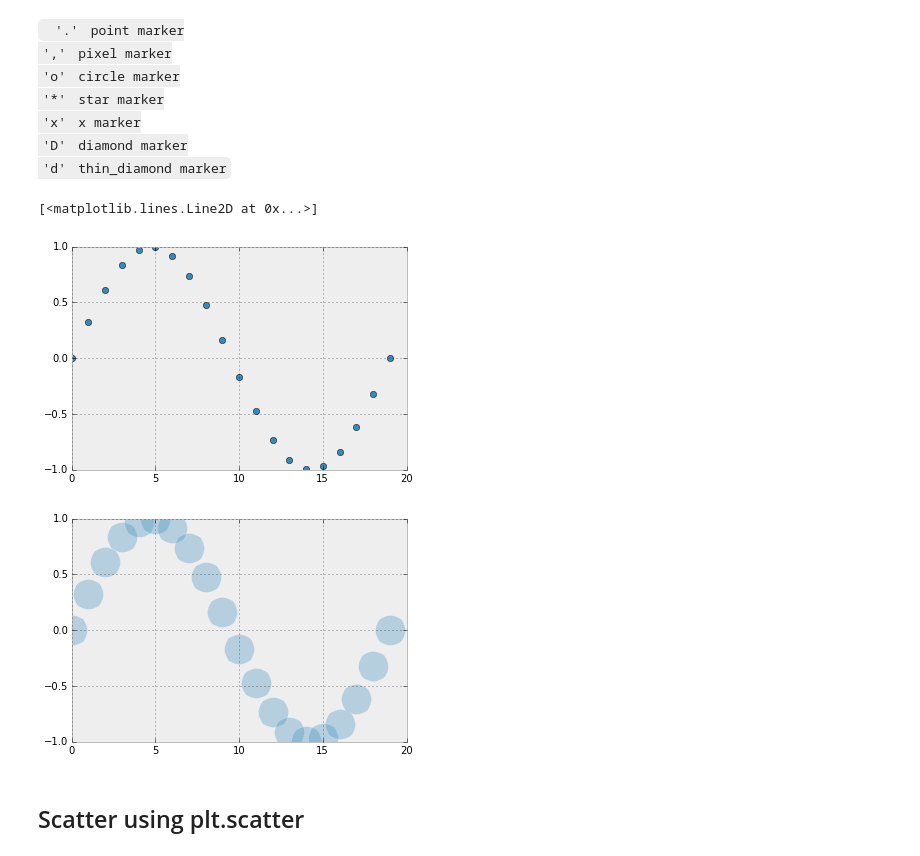
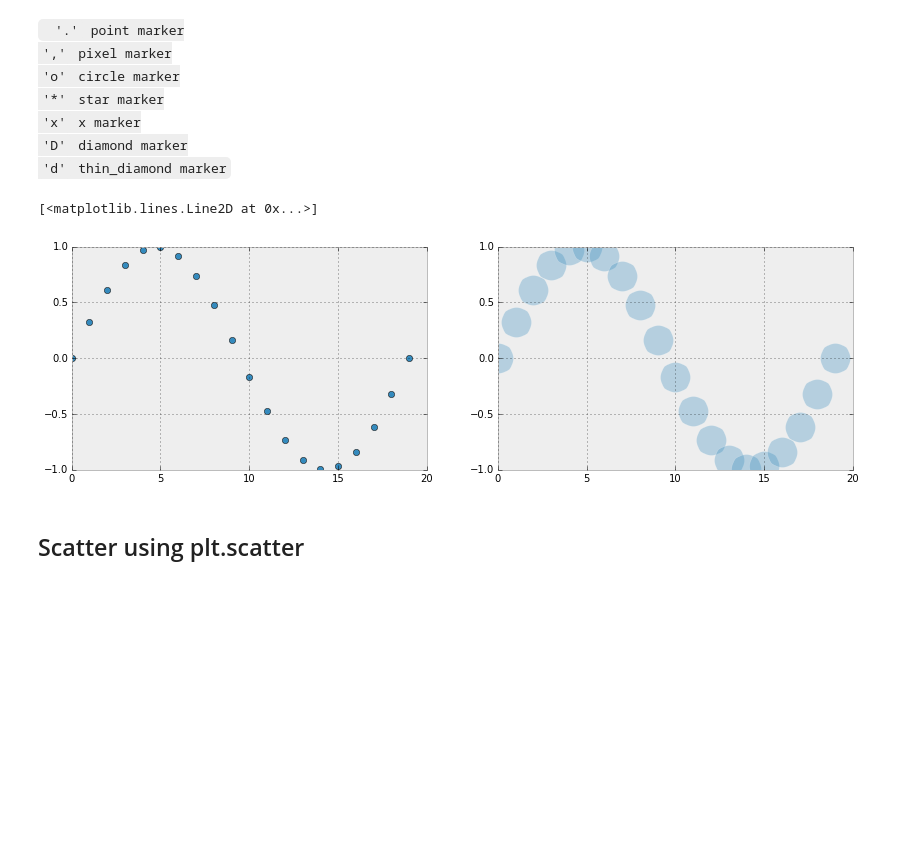
Before and after one commit to abostroem/2015-01-03-aas, a Jupyter notebook: intermediate/matplotlib/Plotting with matplotlib.ipynb, the cells around one changed output. Saved outputs shown, nothing was run; the diff lists cells and outputs as text; code cells hidden in the pictures; blank space fills up the shorter version.

```diff
--- a/intermediate/matplotlib/Plotting with matplotlib.ipynb
+++ b/intermediate/matplotlib/Plotting with matplotlib.ipynb
@@ -86,15 +89,12 @@ ax.plot(x, y, linestyle='steps-pre:')
  ``'d'``             thin_diamond marker
 </code>
 # %%
-fig, ax = plt.subplots()
-ax.plot(x, y, 'o')
-
-fig, ax = plt.subplots()
-ax.plot(x, y, 'o', ms=30, mec='white', alpha=0.3)
+fig, ax = plt.subplots(ncols=2, figsize=(14, 4))
+ax[0].plot(x, y, 'o')
+ax[1].plot(x, y, 'o', ms=30, mec='white', alpha=0.3)
 # %% [output]
 [<matplotlib.lines.Line2D at 0x...>]
-[figure, old version]
+[figure, new version]
-[figure, removed]
 # %% [markdown]
 ## Scatter using plt.scatter
 # %% [markdown]
```
Also changed, not shown: parts of 3 cells of this notebook.
